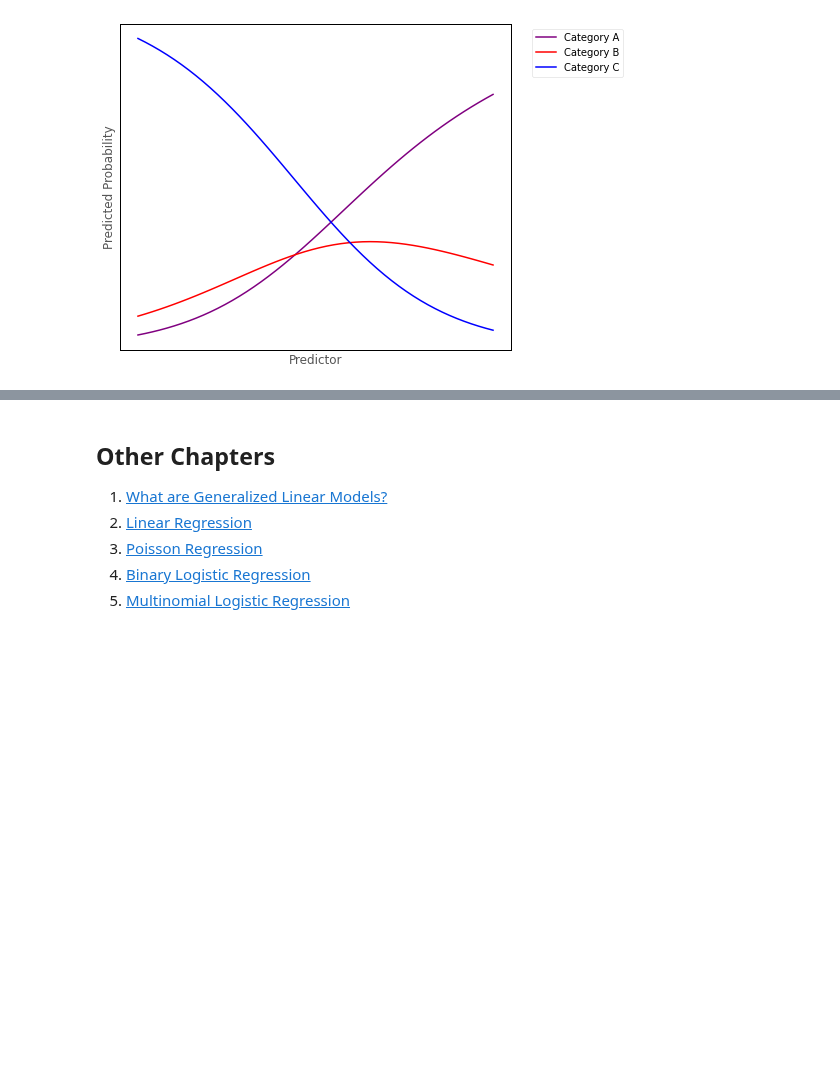
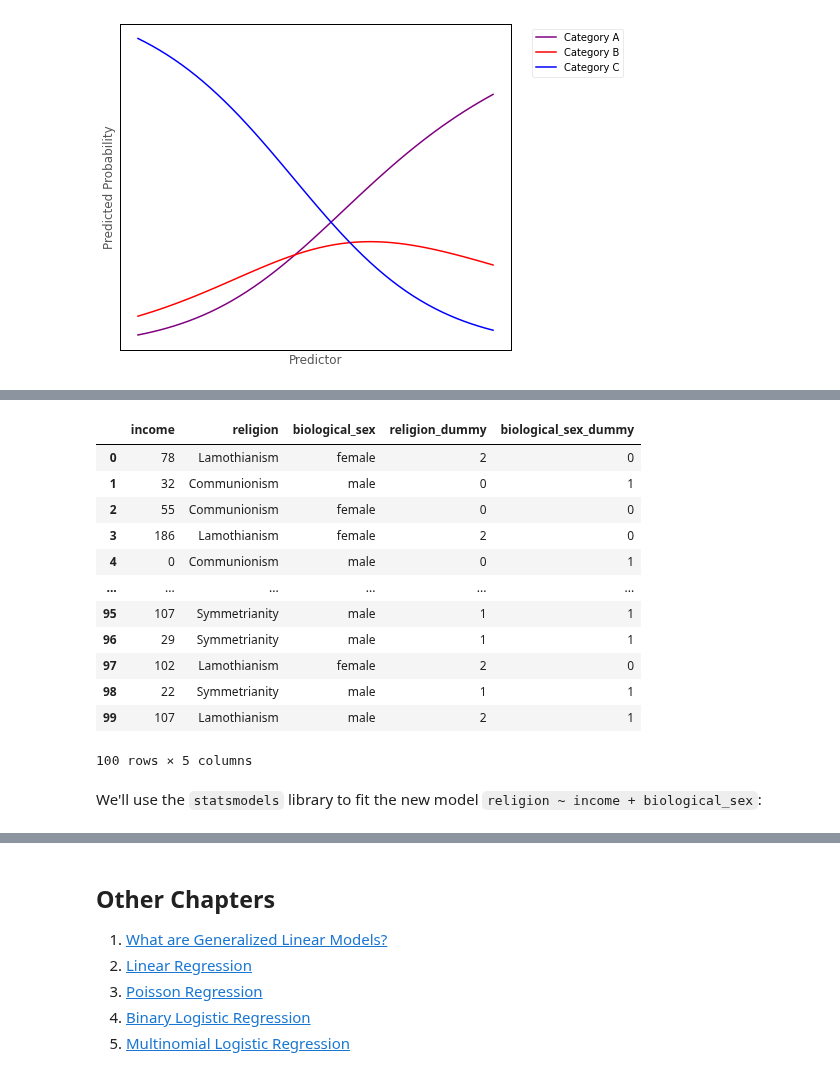
Before and after one commit to pxr687/islands_generalized_linear_models, a Jupyter notebook: 5_multinomial_logistic_regression.ipynb, the cells around one changed output, grey strips where cells are left out. Cells and saved outputs as stored; diff of their text form; code cells hidden in the pictures; blank space fills up the shorter version.

```diff
--- a/5_multinomial_logistic_regression.ipynb
+++ b/5_multinomial_logistic_regression.ipynb
@@ -263,3 +345,22 @@ islands_GLM.multinomial_wireframe()
+# %%
+# show the dataframe
+df
+# %% [output]
+|  | income | religion | biological_sex | religion_dummy | biological_sex_dummy |
+| 0 | 78 | Lamothianism | female | 2 | 0 |
+| 1 | 32 | Communionism | male | 0 | 1 |
+| 2 | 55 | Communionism | female | 0 | 0 |
+| 3 | 186 | Lamothianism | female | 2 | 0 |
+| 4 | 0 | Communionism | male | 0 | 1 |
+| ... | ... | ... | ... | ... | ... |
+| 95 | 107 | Symmetrianity | male | 1 | 1 |
+| 96 | 29 | Symmetrianity | male | 1 | 1 |
+| 97 | 102 | Lamothianism | female | 2 | 0 |
+| 98 | 22 | Symmetrianity | male | 1 | 1 |
+| 99 | 107 | Lamothianism | male | 2 | 1 |
+100 rows × 5 columns
+# %% [markdown]
+We'll use the `statsmodels` library to fit the new model `religion ~ income + biological_sex`:
 # %%
 mod = smf.mnlogit('religion_dummy ~ income + biological_sex_dummy', data = df).fit()
 
```
Also changed, not shown: parts of 33 cells of this notebook, 5 other files.
